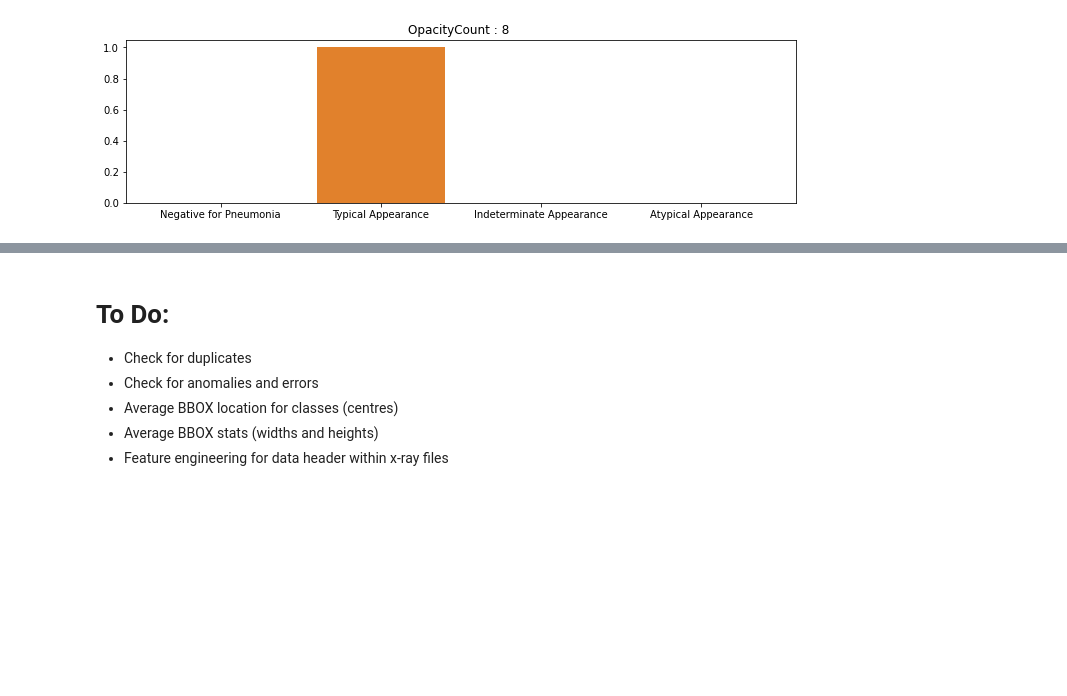
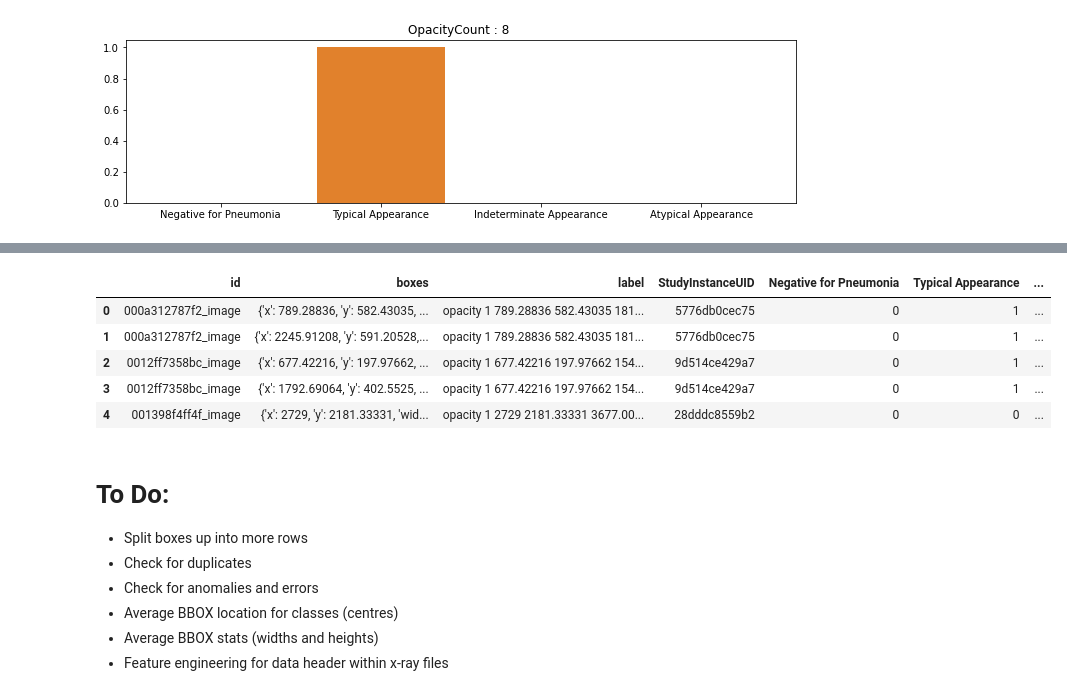
Before and after one commit to trainandgain/SIIM-FISABIO-RSNA-COVID-19-Detection, a Jupyter notebook: notebooks/explore.ipynb, the cells around one changed output, grey strips where cells are left out. Cells and saved outputs as stored; diff of their text form; code cells hidden in the pictures; blank space fills up the shorter version.

```diff
--- a/notebooks/explore.ipynb
+++ b/notebooks/explore.ipynb
@@ -463,6 +492,25 @@ for count in OCount:
+# %%
+df = df.explode('boxes')
+# %%
+df = df.reset_index(drop=True)
+# %%
+df['x'] = df.boxes.apply(lambda x: x['x'])
+df['y'] = df.boxes.apply(lambda x: x['y'])
+df['width'] = df.boxes.apply(lambda x: x['width'])
+df['height'] = df.boxes.apply(lambda x: x['height'])
+# %%
+df.head()
+# %% [output]
+|  | id | boxes | label | StudyInstanceUID | Negative for Pneumonia | Typical Appearance | ... |
+| 0 | 000a312787f2_image | {'x': 789.28836, 'y': 582.43035, ... | opacity 1 789.28836 582.43035 181... | 5776db0cec75 | 0 | 1 | ... |
+| 1 | 000a312787f2_image | {'x': 2245.91208, 'y': 591.20528,... | opacity 1 789.28836 582.43035 181... | 5776db0cec75 | 0 | 1 | ... |
+| 2 | 0012ff7358bc_image | {'x': 677.42216, 'y': 197.97662, ... | opacity 1 677.42216 197.97662 154... | 9d514ce429a7 | 0 | 1 | ... |
+| 3 | 0012ff7358bc_image | {'x': 1792.69064, 'y': 402.5525, ... | opacity 1 677.42216 197.97662 154... | 9d514ce429a7 | 0 | 1 | ... |
+| 4 | 001398f4ff4f_image | {'x': 2729, 'y': 2181.33331, 'wid... | opacity 1 2729 2181.33331 3677.00... | 28dddc8559b2 | 0 | 0 | ... |
 # %% [markdown]
 # To Do:
 
+- Split boxes up into more rows
 - Check for duplicates
 - Check for anomalies and errors
 - Average BBOX location for classes (centres)
```
Also changed, not shown: parts of 7 cells of this notebook, 3 other files.
